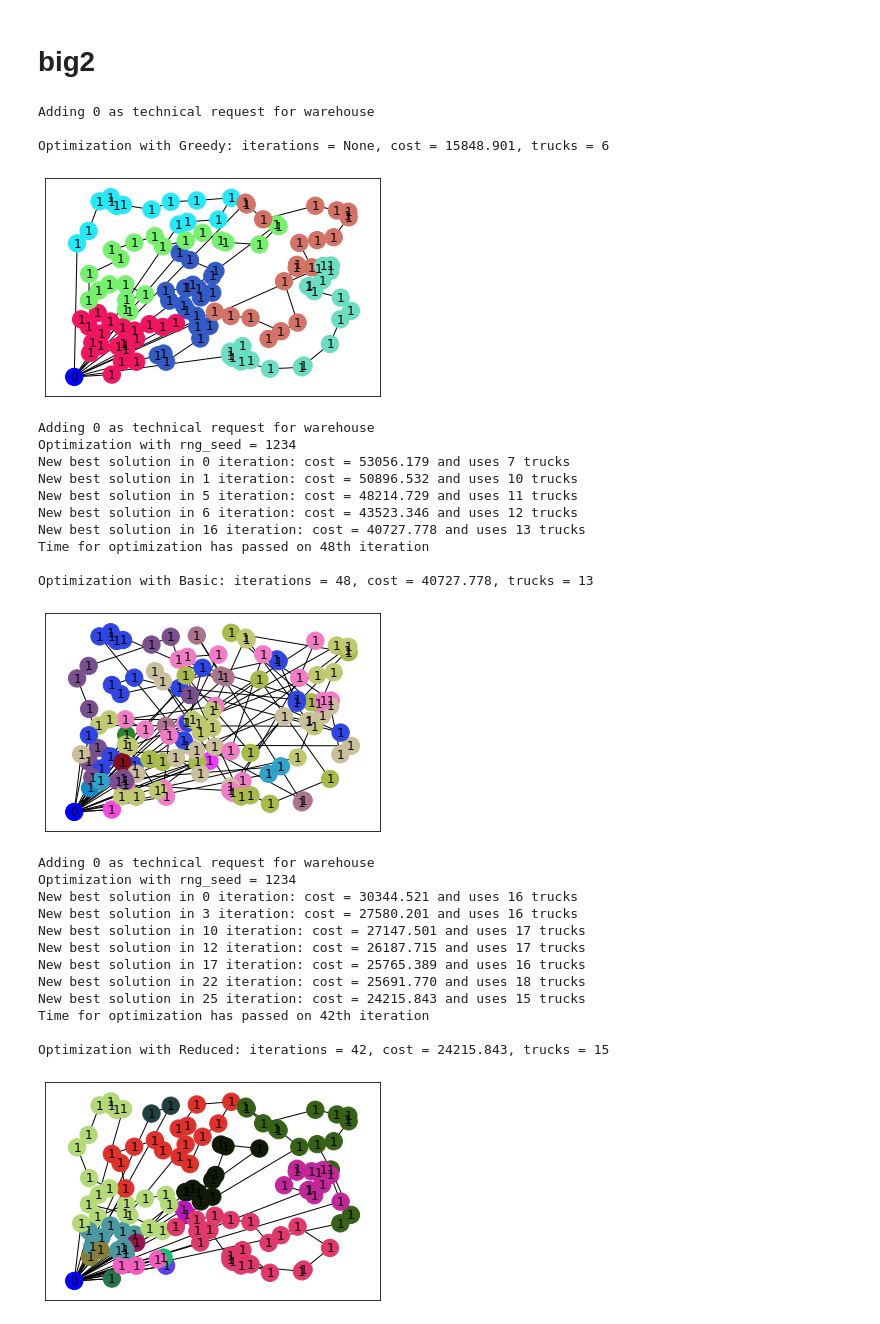
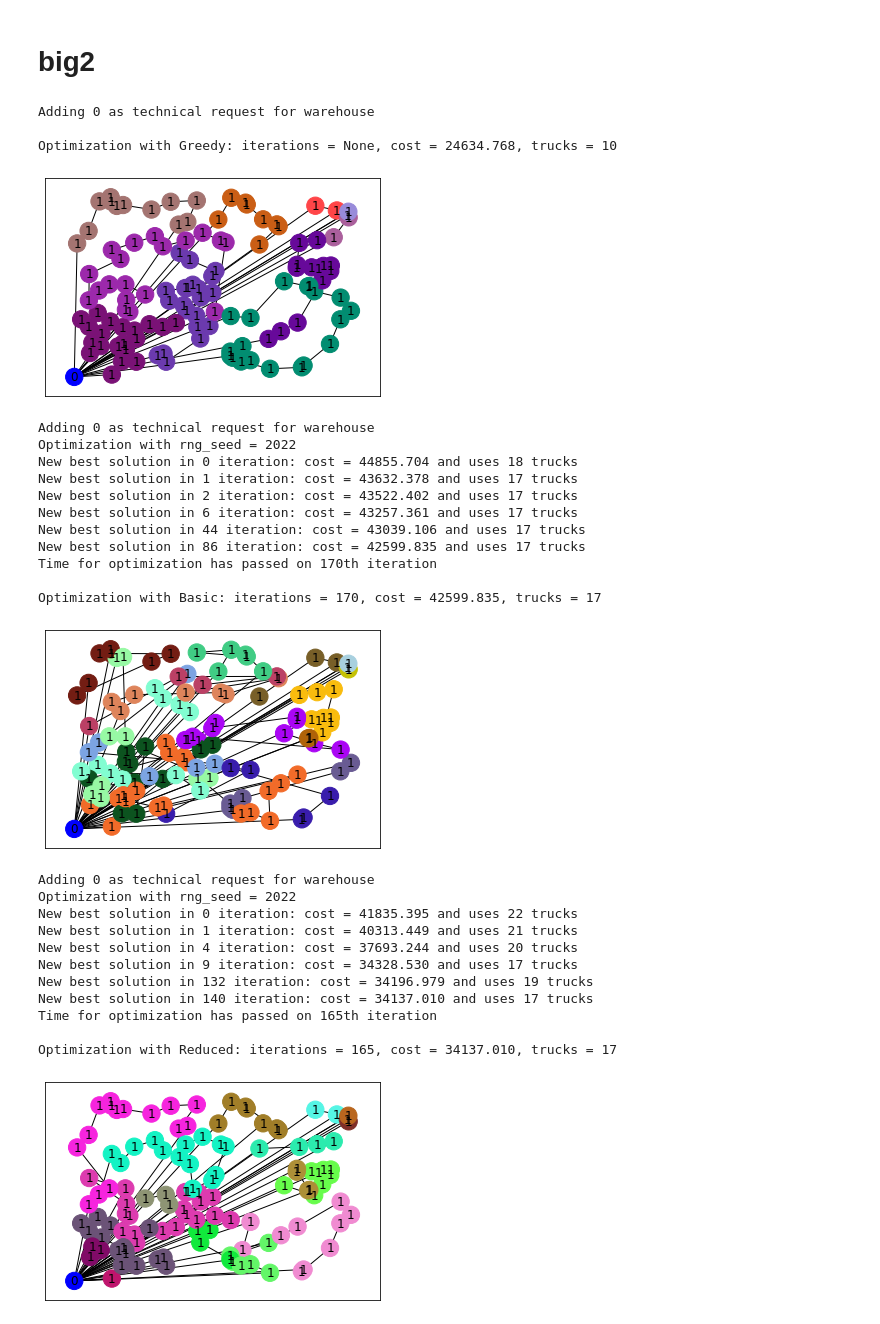
Before and after one commit to PrzeChoj/MSI2, a Jupyter notebook: project1/src/JupyterNotebooks/CaseStudy.ipynb, the cells around one changed output. Drawn from its saved outputs; the diff is of its cells as text; code cells hidden in the pictures.

```diff
--- a/project1/src/JupyterNotebooks/CaseStudy.ipynb
+++ b/project1/src/JupyterNotebooks/CaseStudy.ipynb
@@ -16,5 +20,7 @@ problem_medium2 = Problem("./../../data/augerat/A-n69-k09.xml")
 
 problem_big1 = Problem("./../../data/uchoa/X-n101-k25.xml")
 problem_big2 = Problem("./../../data/uchoa/X-n120-k6.xml")
+# %%
+max_time = 300
 # %% [markdown]
 # small1
@@ -478,50 +422,53 @@ plot_4_solutions(greedy_b1, antColony_basic_b1, antColony_reduced_b1, antColony_
 # %% [markdown]
 # big2
+# %%
+s_max = 2641.2 # 10 vs 6
+max_cars = 8
 # %%
 greedy_b2 = Greedy(print_warnings=True)
-greedy_b2.set_problem(10000, 5, problem_big2)
+greedy_b2.set_problem(s_max, max_cars, problem_big2)
 greedy_b2.optimize()
 fig1 = plot_solution(greedy_b2, True)
 # %% [output]
 Adding 0 as technical request for warehouse
 
-Optimization with Greedy: iterations = None, cost = 15848.901, trucks = 6
+Optimization with Greedy: iterations = None, cost = 24634.768, trucks = 10
-[figure, old version]
+[figure, new version]
 # %%
 antColony_basic_b2 = AntColony(print_warnings=True)
-antColony_basic_b2.set_problem(10000, 5, problem_big2)
-antColony_basic_b2.optimize(max_iter=10000, print_progress=True, max_time=300, rng_seed=rng_seed)
+antColony_basic_b2.set_problem(s_max, max_cars, problem_big2)
+antColony_basic_b2.optimize(max_iter=10000, print_progress=True, max_time=max_time, rng_seed=rng_seed)
 fig1 = plot_solution(antColony_basic_b2, True)
 # %% [output]
 Adding 0 as technical request for warehouse
-Optimization with rng_seed = 1234
-New best solution in 0 iteration: cost = 53056.179 and uses 7 trucks
-New best solution in 1 iteration: cost = 50896.532 and uses 10 trucks
-New best solution in 5 iteration: cost = 48214.729 and uses 11 trucks
-New best solution in 6 iteration: cost = 43523.346 and uses 12 trucks
-New best solution in 16 iteration: cost = 40727.778 and uses 13 trucks
-Time for optimization has passed on 48th iteration
+Optimization with rng_seed = 2022
+New best solution in 0 iteration: cost = 44855.704 and uses 18 trucks
+New best solution in 1 iteration: cost = 43632.378 and uses 17 trucks
+New best solution in 2 iteration: cost = 43522.402 and uses 17 trucks
+New best solution in 6 iteration: cost = 43257.361 and uses 17 trucks
+New best solution in 44 iteration: cost = 43039.106 and uses 17 trucks
+New best solution in 86 iteration: cost = 42599.835 and uses 17 trucks
+Time for optimization has passed on 170th iteration
 
-Optimization with Basic: iterations = 48, cost = 40727.778, trucks = 13
+Optimization with Basic: iterations = 170, cost = 42599.835, trucks = 17
-[figure, old version]
+[figure, new version]
 # %%
 antColony_reduced_b2 = AntColony_Reduced(print_warnings=True)
-antColony_reduced_b2.set_problem(10000, 5, problem_big2)
-antColony_reduced_b2.optimize(max_iter=10000, print_progress=True, max_time=300, rng_seed=rng_seed)
+antColony_reduced_b2.set_problem(s_max, max_cars, problem_big2)
+antColony_reduced_b2.optimize(max_iter=10000, print_progress=True, max_time=max_time, rng_seed=rng_seed)
 fig1 = plot_solution(antColony_reduced_b2, True)
 # %% [output]
 Adding 0 as technical request for warehouse
-Optimization with rng_seed = 1234
-New best solution in 0 iteration: cost = 30344.521 and uses 16 trucks
-New best solution in 3 iteration: cost = 27580.201 and uses 16 trucks
-New best solution in 10 iteration: cost = 27147.501 and uses 17 trucks
-New best solution in 12 iteration: cost = 26187.715 and uses 17 trucks
-New best solution in 17 iteration: cost = 25765.389 and uses 16 trucks
-New best solution in 22 iteration: cost = 25691.770 and uses 18 trucks
-New best solution in 25 iteration: cost = 24215.843 and uses 15 trucks
-Time for optimization has passed on 42th iteration
+Optimization with rng_seed = 2022
+New best solution in 0 iteration: cost = 41835.395 and uses 22 trucks
+New best solution in 1 iteration: cost = 40313.449 and uses 21 trucks
+New best solution in 4 iteration: cost = 37693.244 and uses 20 trucks
+New best solution in 9 iteration: cost = 34328.530 and uses 17 trucks
+New best solution in 132 iteration: cost = 34196.979 and uses 19 trucks
+New best solution in 140 iteration: cost = 34137.010 and uses 17 trucks
+Time for optimization has passed on 165th iteration
 
-Optimization with Reduced: iterations = 42, cost = 24215.843, trucks = 15
+Optimization with Reduced: iterations = 165, cost = 34137.010, trucks = 17
-[figure, old version]
+[figure, new version]
 # %%
 antColony_divided_b2 = AntColony_Divided(print_warnings=True)
```
Also changed, not shown: parts of 35 cells of this notebook, 12 other files.
